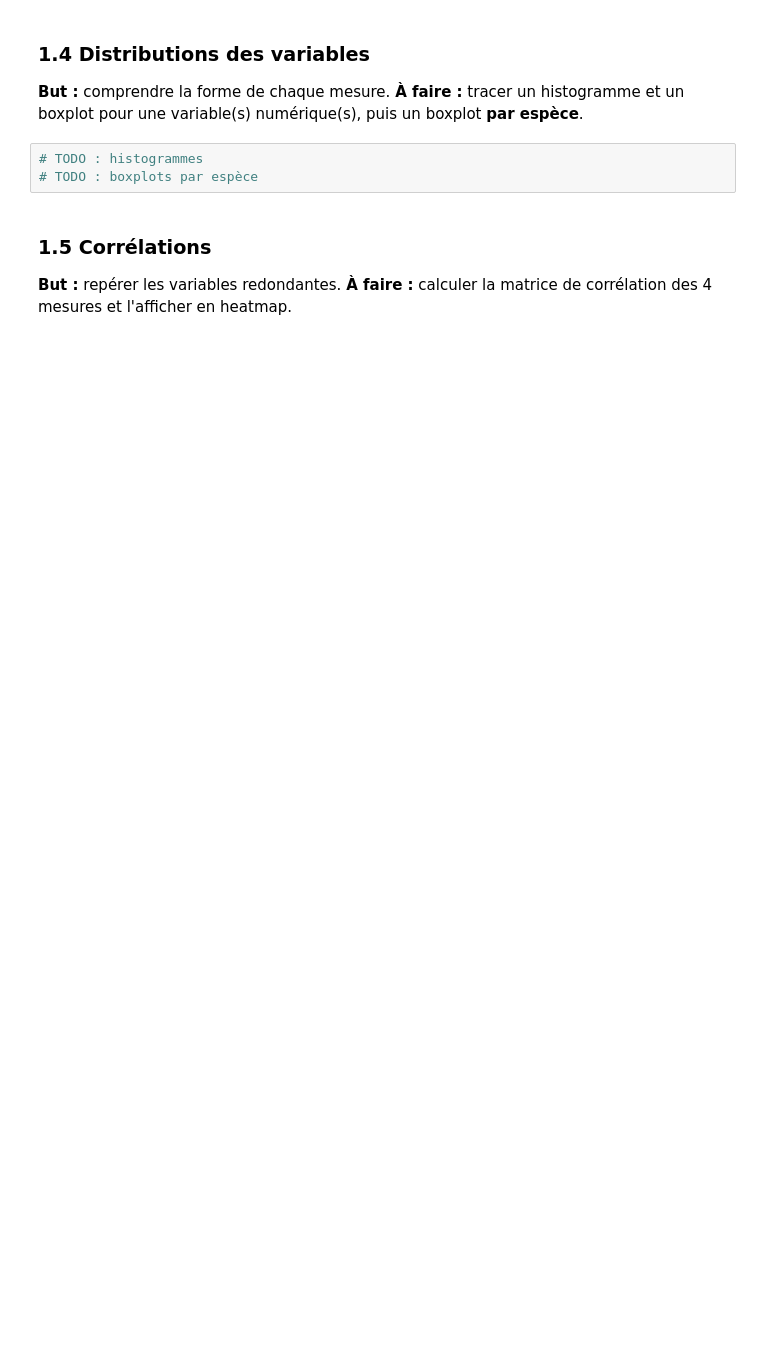
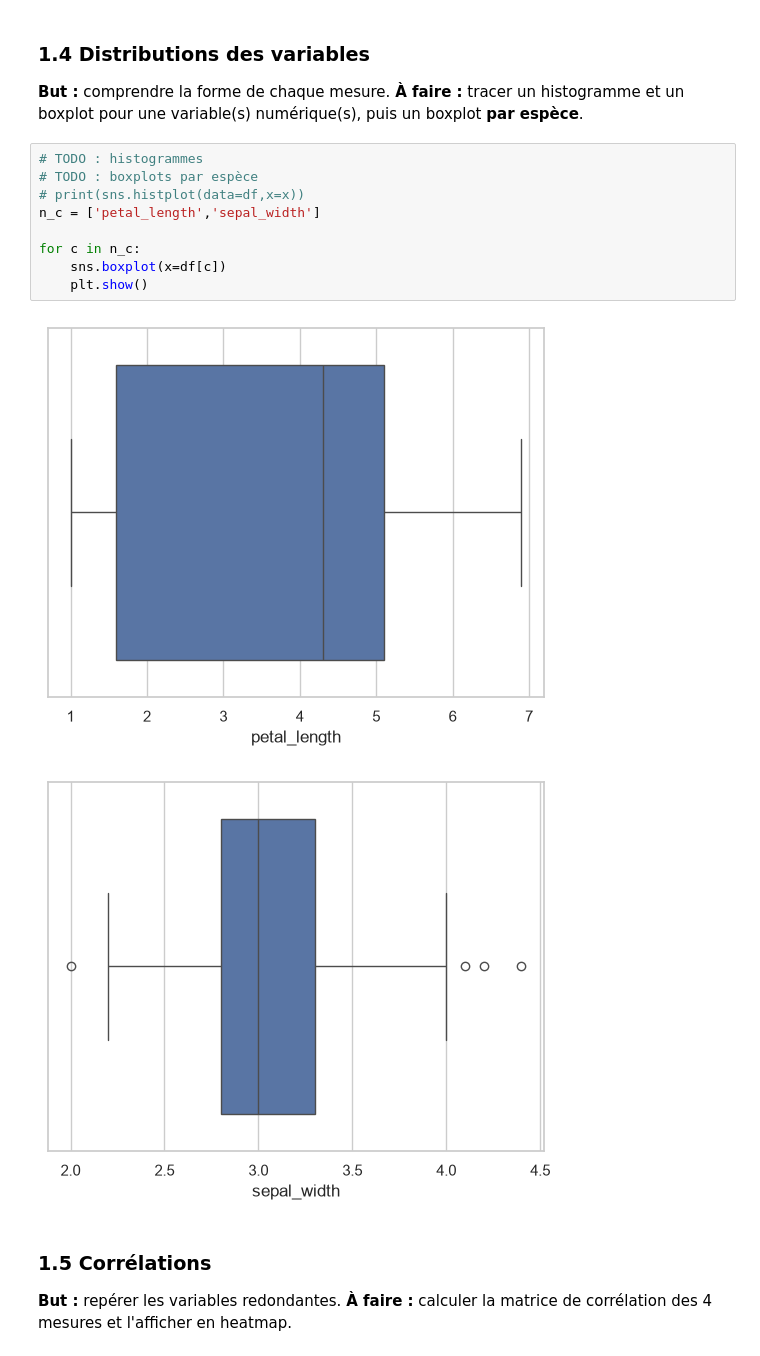
Before and after one commit to ilyasaitbel/mai-sen-situation, a Jupyter notebook: iris_classification_template (1).ipynb, the cells around one changed output. Drawn from its saved outputs; the diff is of its cells as text; blank space fills up the shorter version.

```diff
--- a/iris_classification_template (1).ipynb
+++ b/iris_classification_template (1).ipynb
@@ -70,9 +99,18 @@ memory usage: 6.0+ KB
 ### 1.4 Distributions des variables
 **But :** comprendre la forme de chaque mesure.
 **À faire :** tracer un histogramme et un boxplot pour une variable(s) numérique(s), puis un boxplot **par espèce**.
-# %%
-# TODO : histogrammes
-# TODO : boxplots par espèce
+# %%
+# TODO : histogrammes
+# TODO : boxplots par espèce
+# print(sns.histplot(data=df,x=x))
+n_c = ['petal_length','sepal_width']
+
+for c in n_c:
+    sns.boxplot(x=df[c])
+    plt.show()
+# %% [output]
+[figure, added]
+[figure, added]
 # %% [markdown]
 ### 1.5 Corrélations
 **But :** repérer les variables redondantes.
```
Also changed, not shown: parts of 12 cells of this notebook.
